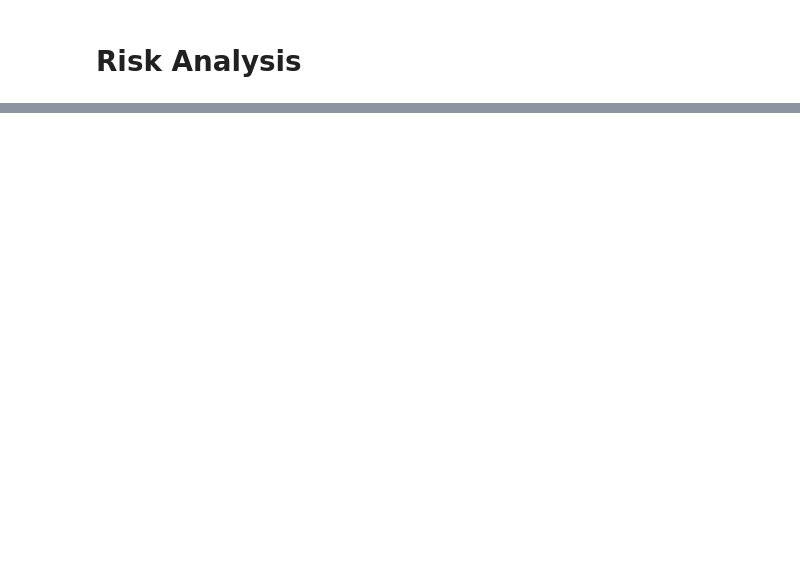
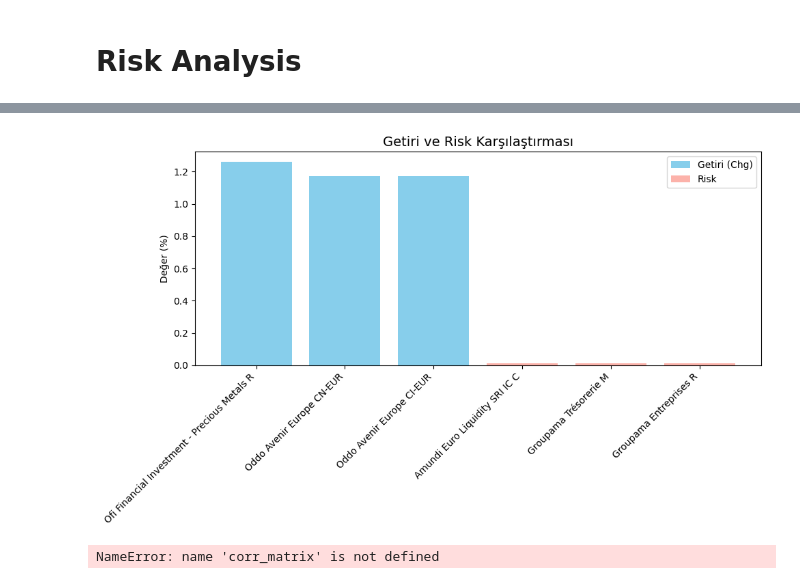
Before and after one commit to barhador/French-Funds-Analysis, a Jupyter notebook: French_Funds_Analysis.ipynb, the cells around one changed output, grey strips where cells are left out. Cells and saved outputs as stored; diff of their text form; code cells hidden in the pictures; blank space fills up the shorter version.

Commit message:
Identified the top 5 performing funds and the top 5 highest risk funds.

```diff
--- a/French_Funds_Analysis.ipynb
+++ b/French_Funds_Analysis.ipynb
@@ -91,0 +133,6 @@ TypeError: 'NoneType' object is not subscriptable
+# %%
+# En yüksek getiriye sahip ilk 5 fon
+top5_getiri = funds_df.sort_values(by='Chg', ascending=False).head(5)[['Name', 'Chg']]
+
+print("🏆 En İyi Performans Gösteren İlk 5 Fon (Değişim Oranına Göre):")
+print(top5_getiri.to_string(index=False))
@@ -91,0 +147,6 @@ TypeError: 'NoneType' object is not subscriptable
+# %%
+# En düşük riskli ilk 5 fon
+top5_dusuk_risk = funds_df.sort_values(by='Risk', ascending=True).head(5)[['Name', 'Risk']]
+
+print("\n🛡️ En Az Riskli İlk 5 Fon:")
+print(top5_dusuk_risk.to_string(index=False))
@@ -91,0 +161,25 @@ TypeError: 'NoneType' object is not subscriptable
+# %%
+import matplotlib.pyplot as plt
+
+# En iyi 3 getiri ve en düşük 3 riskli fonları seç
+best_3 = top5_getiri.head(3)
+safe_3 = top5_dusuk_risk.head(3)
+combined_df = pd.concat([best_3, safe_3], axis=0)
+
+# Getiri-Risk Karşılaştırma Grafiği
+plt.figure(figsize=(10, 6))
+plt.bar(combined_df['Name'], combined_df['Chg'], color='skyblue', label='Getiri (Chg)')
+plt.bar(combined_df['Name'], combined_df['Risk'], color='salmon', alpha=0.6, label='Risk')
+plt.title('Getiri ve Risk Karşılaştırması', fontsize=14)
+plt.xticks(rotation=45, ha='right')
+plt.ylabel('Değer (%)')
+plt.legend()
+plt.tight_layout()
+plt.show()
+
+# Korelasyon Analizi
+print(f"\n🔍 'Chg' ve 'Risk' Arasındaki Korelasyon: {corr_matrix.loc['Chg', 'Risk']:.2f}")
+print("Yorum: Pozitif korelasyon, yüksek getirinin genellikle daha yüksek riskle ilişkili olduğunu gösteriyor.")
+# %% [output]
+[figure, added]
+NameError: name 'corr_matrix' is not defined
```
Also changed, not shown: parts of 6 cells of this notebook.
